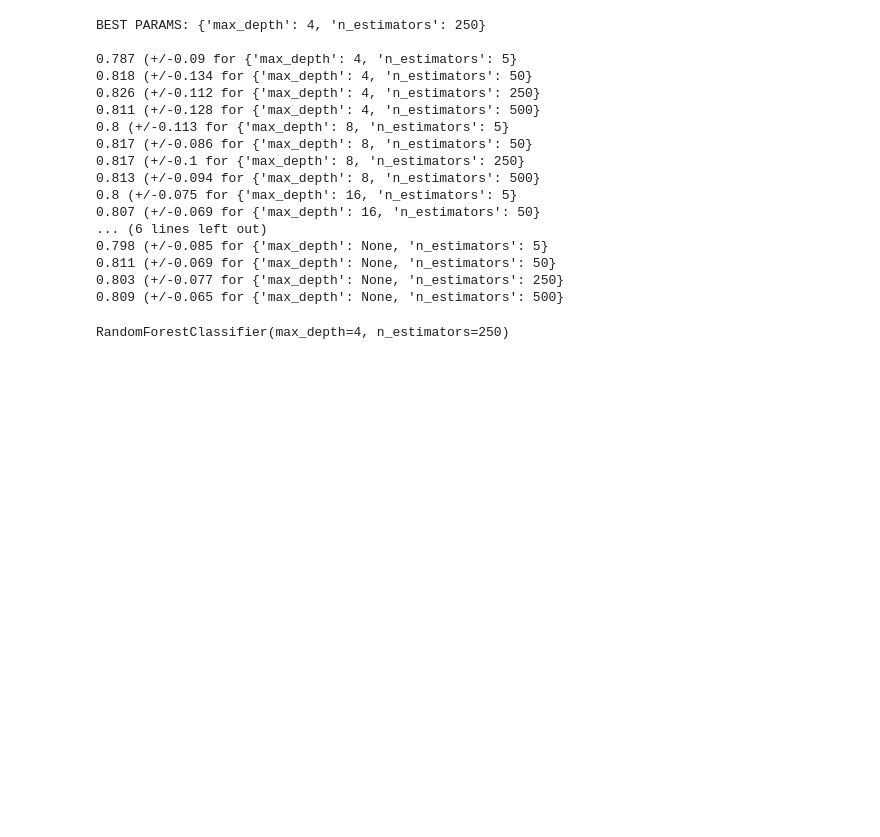
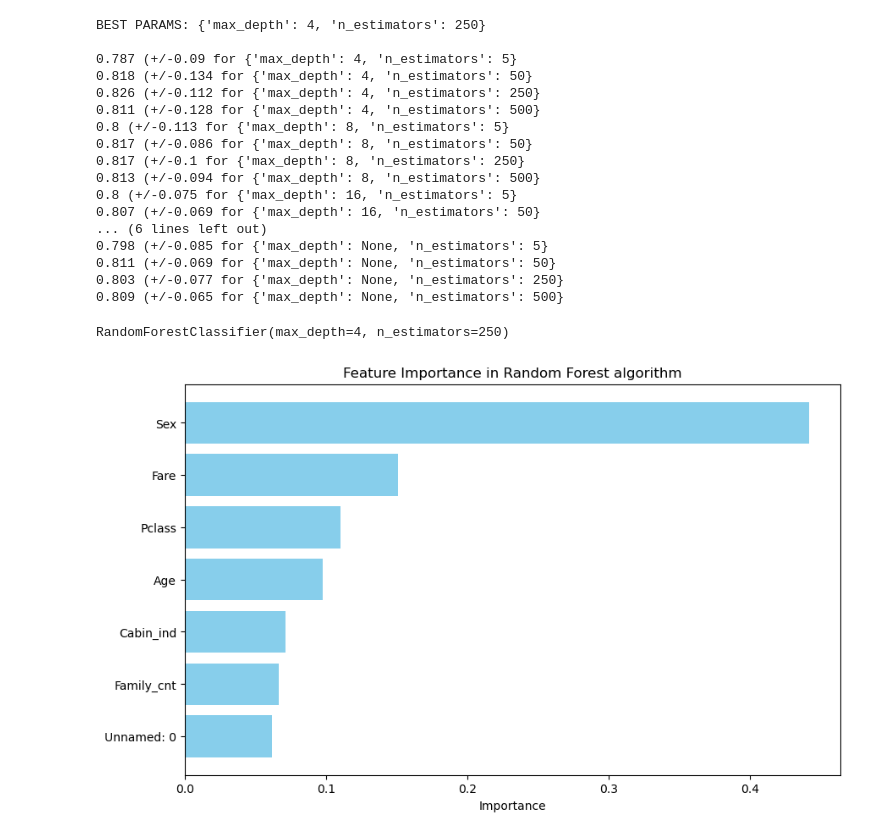
Before and after one commit to dfrancis-tech/ensemble_learning1, a Jupyter notebook: Bagging.ipynb, the cells around one changed output. Cells and saved outputs as stored; diff of their text form; code cells hidden in the pictures; blank space fills up the shorter version.

Commit message:
plot feature importances

```diff
--- a/Bagging.ipynb
+++ b/Bagging.ipynb
@@ -146,0 +148,24 @@ joblib.dump(cv.best_estimator_, './data/models/RF_model.pkl')
+# %%
+# Plot Feature importance
+
+# Step 1: Get the best estimator from GridSearchCV
+best_rf = cv.best_estimator_
+
+# Step 2: Extract feature importances from the best model
+feature_importances = best_rf.feature_importances_
+
+# Step 3: Create a DataFrame for feature names and their corresponding importance
+features = X_train.columns
+importance_df = pd.DataFrame({'Feature': features, 'Importance': feature_importances})
+
+# Step 4: Sort the DataFrame by importance
+importance_df = importance_df.sort_values(by='Importance', ascending=True)
+
+# Step 5: Plot the feature importance
+plt.figure(figsize=(10, 6))
+plt.barh(importance_df['Feature'], importance_df['Importance'], color='skyblue')
+plt.xlabel('Importance')
+plt.title('Feature Importance in Random Forest algorithm')
+plt.show()
+# %% [output]
+[figure, added]
```
Also changed, not shown: parts of 2 cells of this notebook, 1 other file.
